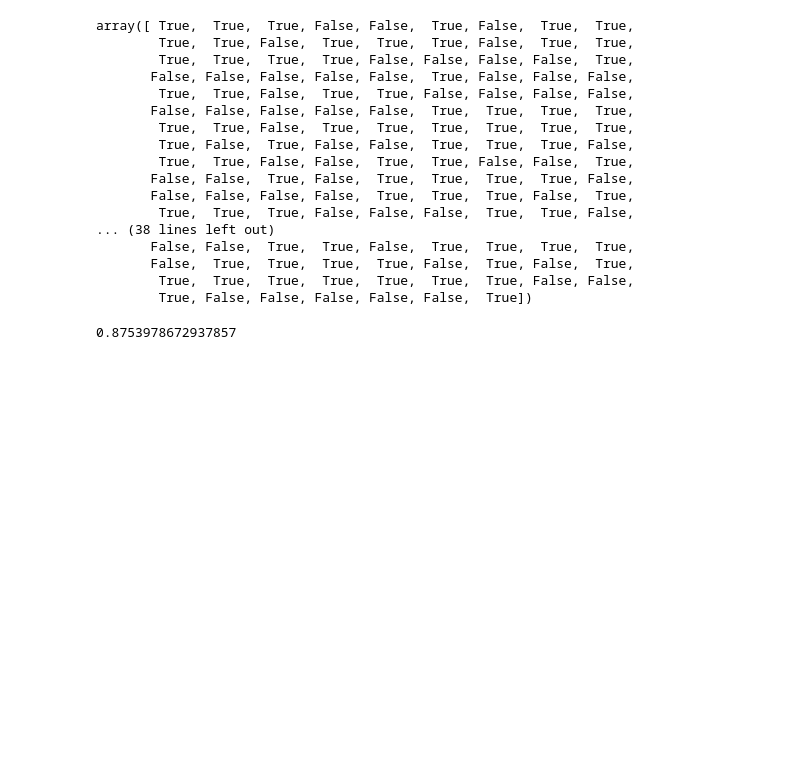
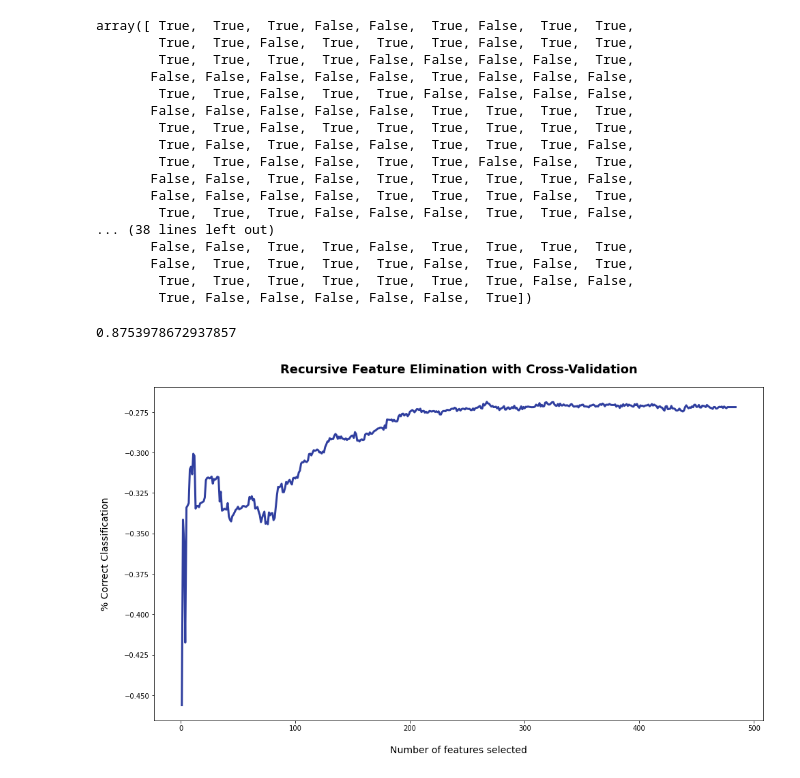
Before and after one commit to trodrigue1304/Fraud_detection_algorithm, a Jupyter notebook: source.ipynb, the cells around one changed output. Cells and saved outputs as stored; diff of their text form; code cells hidden in the pictures; blank space fills up the shorter version.

Commit message:
RFECV UPDATED

```diff
--- a/source.ipynb
+++ b/source.ipynb
@@ -781,3 +781,13 @@ cv_scores = cross_val_score(logit, X3_train, Y_train, cv=5, scoring='roc_auc')
 cv_scores.mean()#verification que le score augmente
 # %% [output]
 0.8753978672937857
+# %%
+plt.figure(figsize=(16, 9))
+plt.title('Recursive Feature Elimination with Cross-Validation', fontsize=18, fontweight='bold', pad=20)
+plt.xlabel('Number of features selected', fontsize=14, labelpad=20)
+plt.ylabel('% Correct Classification', fontsize=14, labelpad=20)
+plt.plot(range(1, len(rfecv.grid_scores_) + 1), rfecv.grid_scores_, color='#303F9F', linewidth=3)
+
+plt.show()
+# %% [output]
+[figure, added]
```
